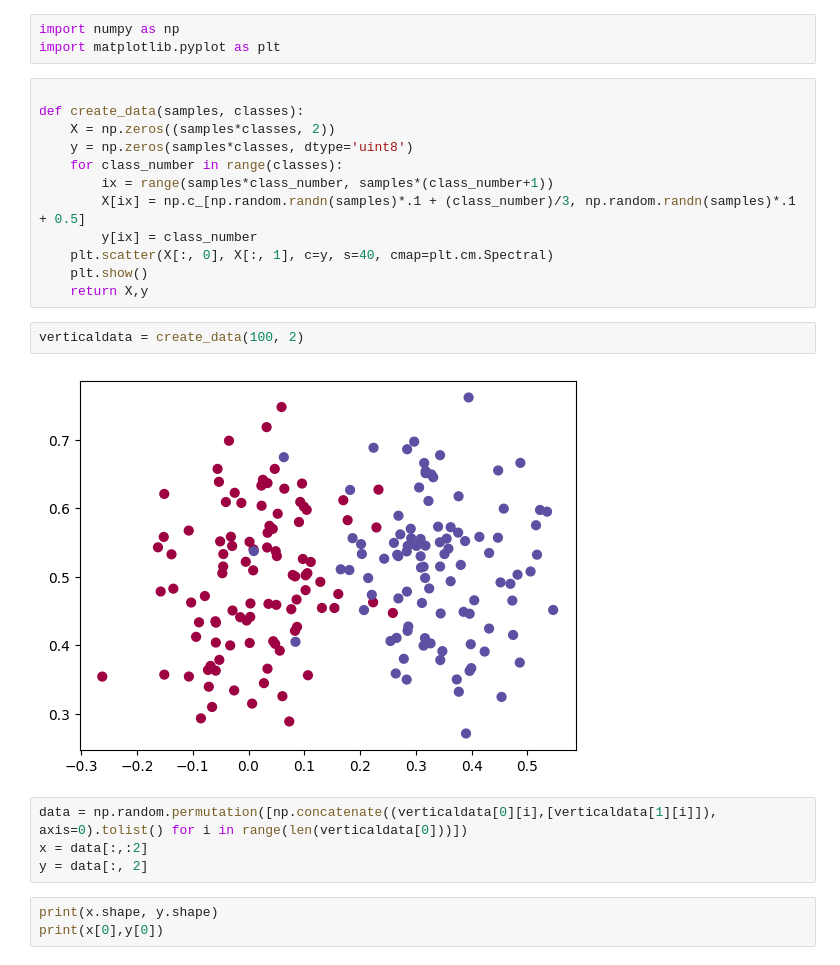
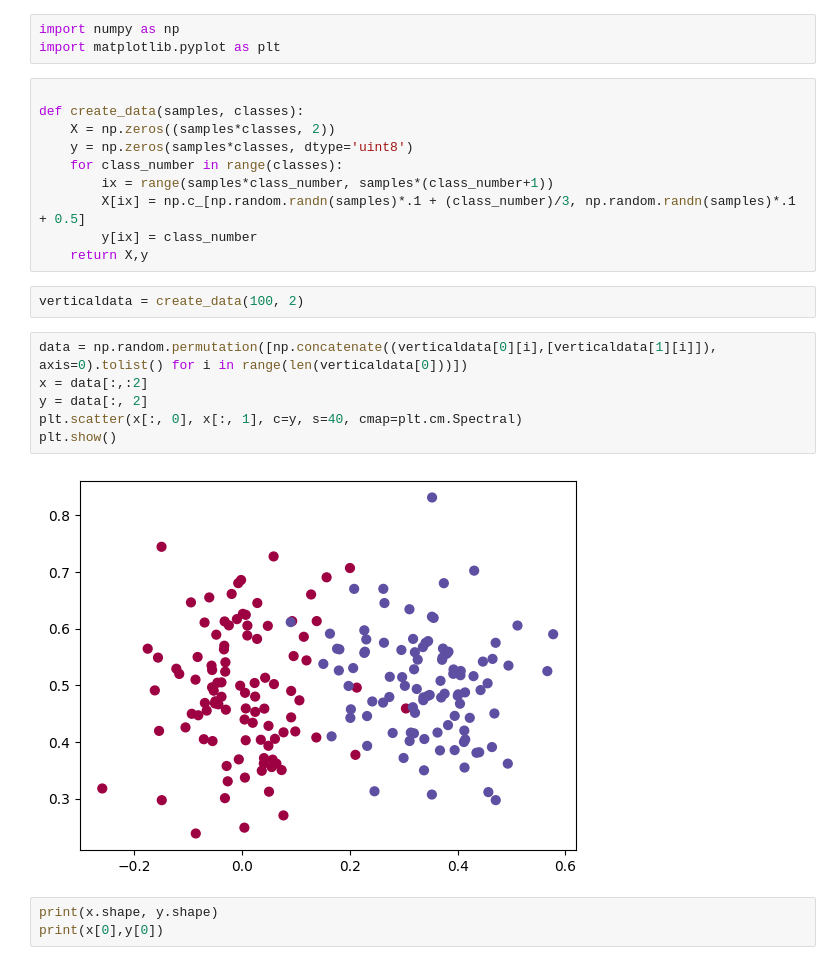
Before and after one commit to Jithendiran/mlTask, a Jupyter notebook: SLP.ipynb, the cells around one changed output. Saved outputs shown, nothing was run; the diff lists cells and outputs as text.

```diff
--- a/SLP.ipynb
+++ b/SLP.ipynb
@@ -10,17 +10,17 @@ def create_data(samples, classes):
         ix = range(samples*class_number, samples*(class_number+1))
         X[ix] = np.c_[np.random.randn(samples)*.1 + (class_number)/3, np.random.randn(samples)*.1 + 0.5]
         y[ix] = class_number
-    plt.scatter(X[:, 0], X[:, 1], c=y, s=40, cmap=plt.cm.Spectral)
-    plt.show()
     return X,y
 # %%
 verticaldata = create_data(100, 2)
-# %% [output]
-[figure, removed]
 # %%
 data = np.random.permutation([np.concatenate((verticaldata[0][i],[verticaldata[1][i]]), axis=0).tolist() for i in range(len(verticaldata[0]))])
 x = data[:,:2]
 y = data[:, 2]
+plt.scatter(x[:, 0], x[:, 1], c=y, s=40, cmap=plt.cm.Spectral)
+plt.show()
+# %% [output]
+[figure, added]
 # %%
 print(x.shape, y.shape)
 print(x[0],y[0])
```
Also changed, not shown: parts of 6 cells of this notebook.
